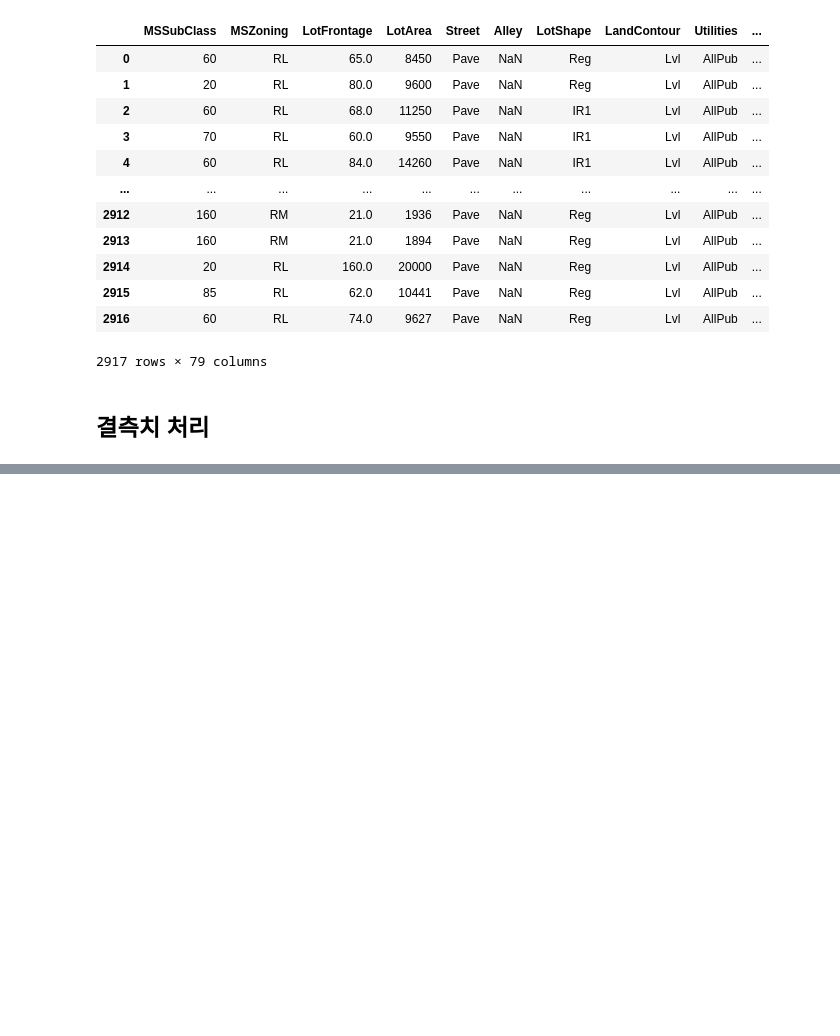
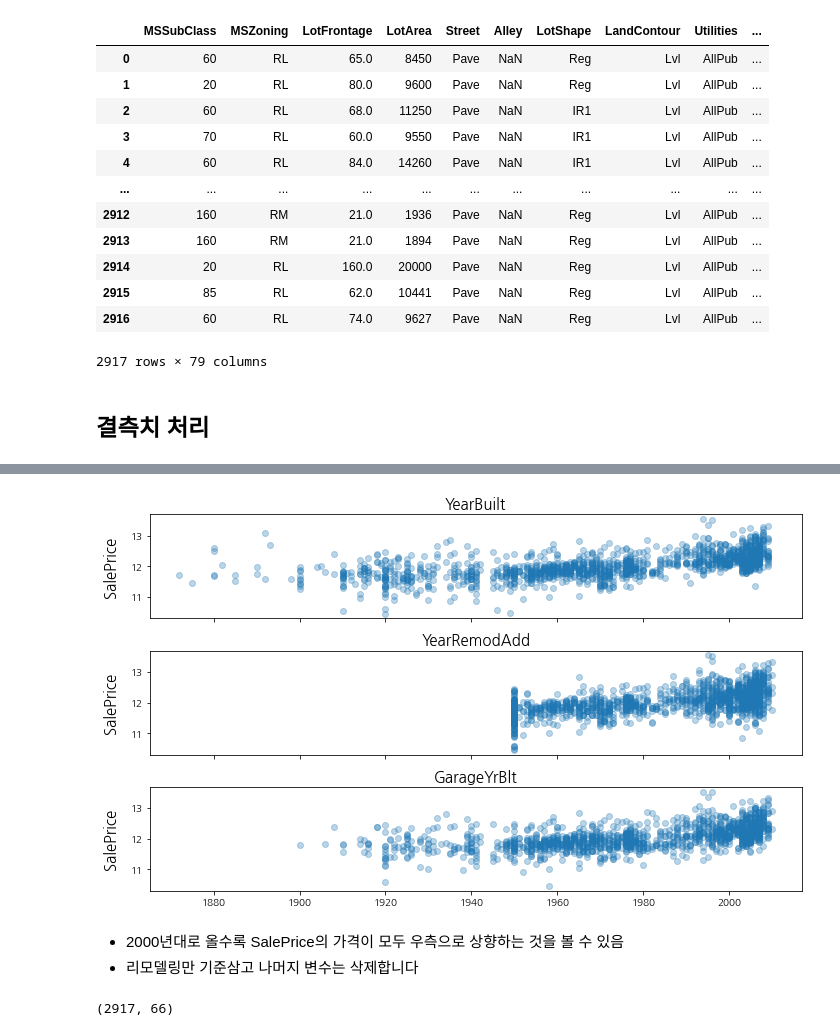
Before and after one commit to shinjangwoon/Kaggle, a Jupyter notebook: kaggle/House Prices/house prices.ipynb, the cells around one changed output, grey strips where cells are left out. Drawn from its saved outputs; the diff is of its cells as text; code cells hidden in the pictures; blank space fills up the shorter version.

```diff
--- a/kaggle/House Prices/house prices.ipynb
+++ b/kaggle/House Prices/house prices.ipynb
@@ -182,0 +400,13 @@ all_df
+# %%
+# 연도와 관련 있는 변수를 추출
+
+num_all_vars=list(train.select_dtypes(include=[np.number]))
+year_feature=[]
+for var in num_all_vars:
+    if 'Yr' in var:
+        year_feature.append(var)
+    elif 'Year' in var:
+        year_feature.append(var)
+    else:
+        print(var, 'is not related with Year')
+print(year_feature)
@@ -182,0 +431,20 @@ all_df
+# %%
+# SalePrice와 연관지어서 시각화
+fig, ax= plt.subplots(3, 1, figsize=(10, 6), sharex=True, sharey=True)
+for i, var in enumerate(year_feature):
+    if var != 'YrSold':
+        ax[i].scatter(train[var], y, alpha=0.3)
+        ax[i].set_title('{}'.format(var), size=15)
+        ax[i].set_ylabel('SalePrice', size=15, labelpad=12.5)
+plt.tight_layout()
+plt.show()
+# %% [output]
+[figure, added]
+# %% [markdown]
+* 2000년대로 올수록 SalePrice의 가격이 모두 우측으로 상향하는 것을 볼 수 있음
+* 리모델링만 기준삼고 나머지 변수는 삭제합니다
+# %%
+all_df=all_df.drop(['YearBuilt', 'GarageYrBlt'], axis=1)
+print(all_df.shape)
+# %% [output]
+(2917, 66)
```
Also changed, not shown: parts of 21 cells of this notebook.
